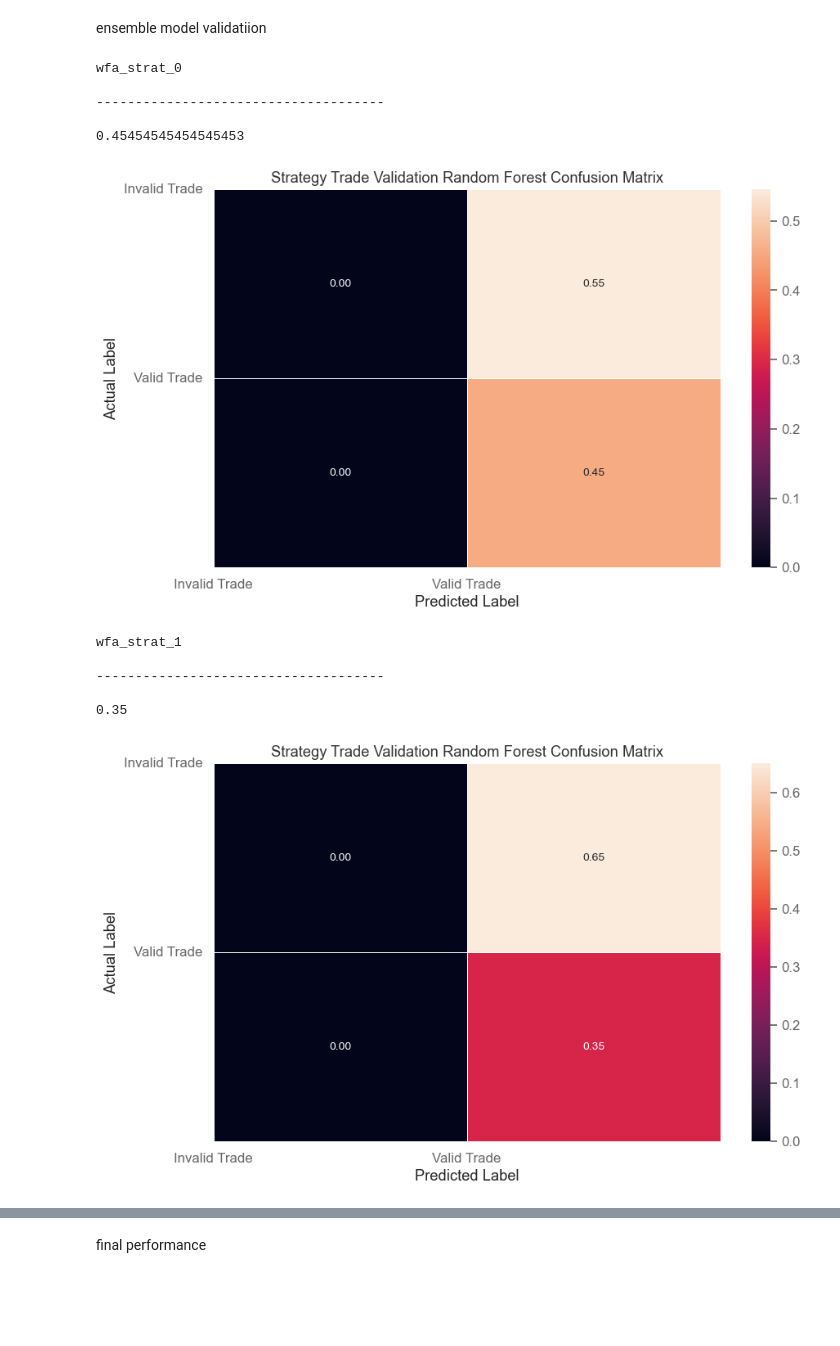
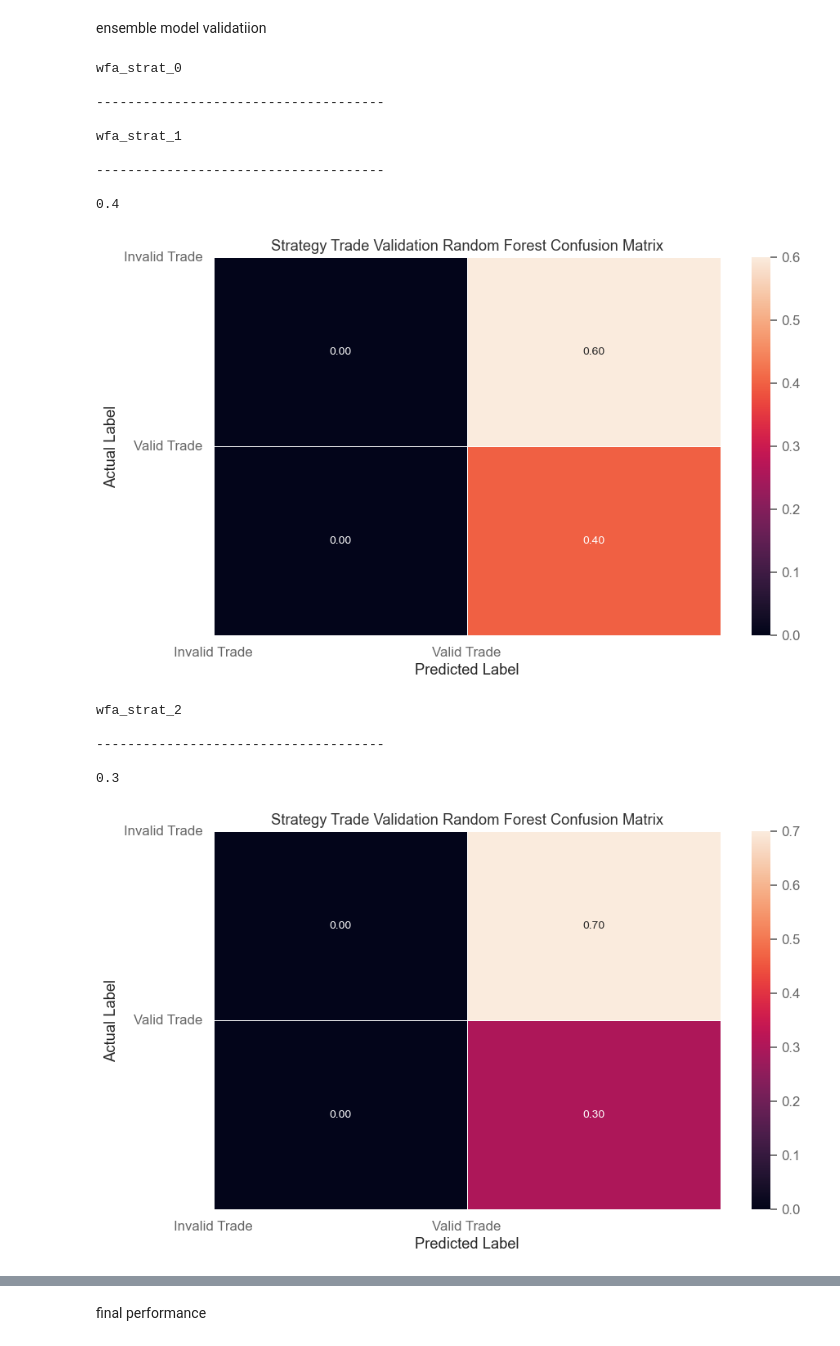
Before and after one commit to AmjadSaidam/FTMO-MT5-Trading-Bot, a Jupyter notebook: notebooks/backtest.ipynb, the cells around one changed output, grey strips where cells are left out. Drawn from its saved outputs; the diff is of its cells as text; code cells hidden in the pictures; blank space fills up the shorter version.

```diff
--- a/notebooks/backtest.ipynb
+++ b/notebooks/backtest.ipynb
@@ -319,12 +318,13 @@ start = end - pd.Timedelta(value = 1, unit = 'D')
 # run multi-strategy wfa
 data = [multi_timeframe_data, data_2, data_3] # forex, equity, crypto
 strats = [ts.session_breakout, ts.vwap_breakout, ts.bollinger_band_cdv]
-strats_kwargs = [{}, {'volume_window': 1}, {}]
-forex = [False, False, False]
+strats_kwargs = [{}, {}, {}]
+forex = [True, False, False]
 commissions = [0.0, 0.00004, 0.00004]
+model_ensembels = [True, True, True] # disable ensemble model for forex pair
 
 account_balance = 1e4
-account_balance_per_strat = acc_balance / len(data)
+account_balance_per_strat = account_balance / len(data)
 
 wfa_payloads = {}
 for i in range(len(data)):
@@ -333,6 +333,7 @@ for i in range(len(data)):
                                              strat = strats[i],
                                              acc_balance = account_balance_per_strat,
                                              strat_kwargs = strats_kwargs[i],
+                                             model_ensemble = model_ensembels[i],
                                              train_frac = 0.05,
                                              eval_frac = 0.02,
                                              commission_value = 0)
@@ -364,38 +349,43 @@ avg_ensemble_train_class_balance: 0.2973
 # %% [markdown]
 ensemble model validatiion
 # %%
-for k in wfa_payloads.keys():
+for i, k in enumerate(wfa_payloads.keys()):
     print(k)
     print('\n-------------------------------------\n')
     # model total wfa oos accuracy
-    print(wfa_payloads[k]['wfa_ensemble_model_validation']['accuracy'])
+    if model_ensembels[i]:
+        print(wfa_payloads[k]['wfa_ensemble_model_validation']['accuracy'])
 
-    # model total wfa oos confusion matrix
-    matrix = wfa_payloads[k]['wfa_ensemble_model_validation']['confusion_matrix']
-    matrix = matrix.astype(float) / matrix.sum(axis = 0)[1]
+        # model total wfa oos confusion matrix
+        matrix = wfa_payloads[k]['wfa_ensemble_model_validation']['confusion_matrix']
+        matrix = matrix.astype(float) / matrix.sum(axis = 0)[1]
 
-    sys.heatmap(matrix, annot = True, annot_kws = {'size': 10}, fmt = '.2f', linewidth = 0.5)
-    class_names = ['Invalid Trade', 'Valid Trade']
-    tick_marks = np.arange(len(class_names))
-    plt.xticks(tick_marks, class_names, rotation = 0.0)
-    plt.yticks(tick_marks, class_names, rotation = 0.0)
-    plt.xlabel('Predicted Label')
-    plt.ylabel('Actual Label')
-    plt.title('Strategy Trade Validation Random Forest Confusion Matrix')
-    plt.show()
+        sys.heatmap(matrix, annot = True, annot_kws = {'size': 10}, fmt = '.2f', linewidth = 0.5)
+        class_names = ['Invalid Trade', 'Valid Trade']
+        tick_marks = np.arange(len(class_names))
+        plt.xticks(tick_marks, class_names, rotation = 0.0)
+        plt.yticks(tick_marks, class_names, rotation = 0.0)
+        plt.xlabel('Predicted Label')
+        plt.ylabel('Actual Label')
+        plt.title('Strategy Trade Validation Random Forest Confusion Matrix')
+        plt.show()
 
-    # model total wfa summary evaluation statistics
-    #print(wfa_payloads[k]['wfa_ensemble_model_validation']['summary'])
+        # model total wfa summary evaluation statistics
+        #print(wfa_payloads[k]['wfa_ensemble_model_validation']['summary'])
 # %% [output]
 wfa_strat_0
 
 -------------------------------------
 
-0.45454545454545453
+wfa_strat_1
+
+-------------------------------------
+
+0.4
-[figure, old version]
+[figure, new version]
-wfa_strat_1
+wfa_strat_2
 
 -------------------------------------
 
-0.35
+0.3
-[figure, old version]
+[figure, new version]
```
Also changed, not shown: parts of 8 cells of this notebook.
